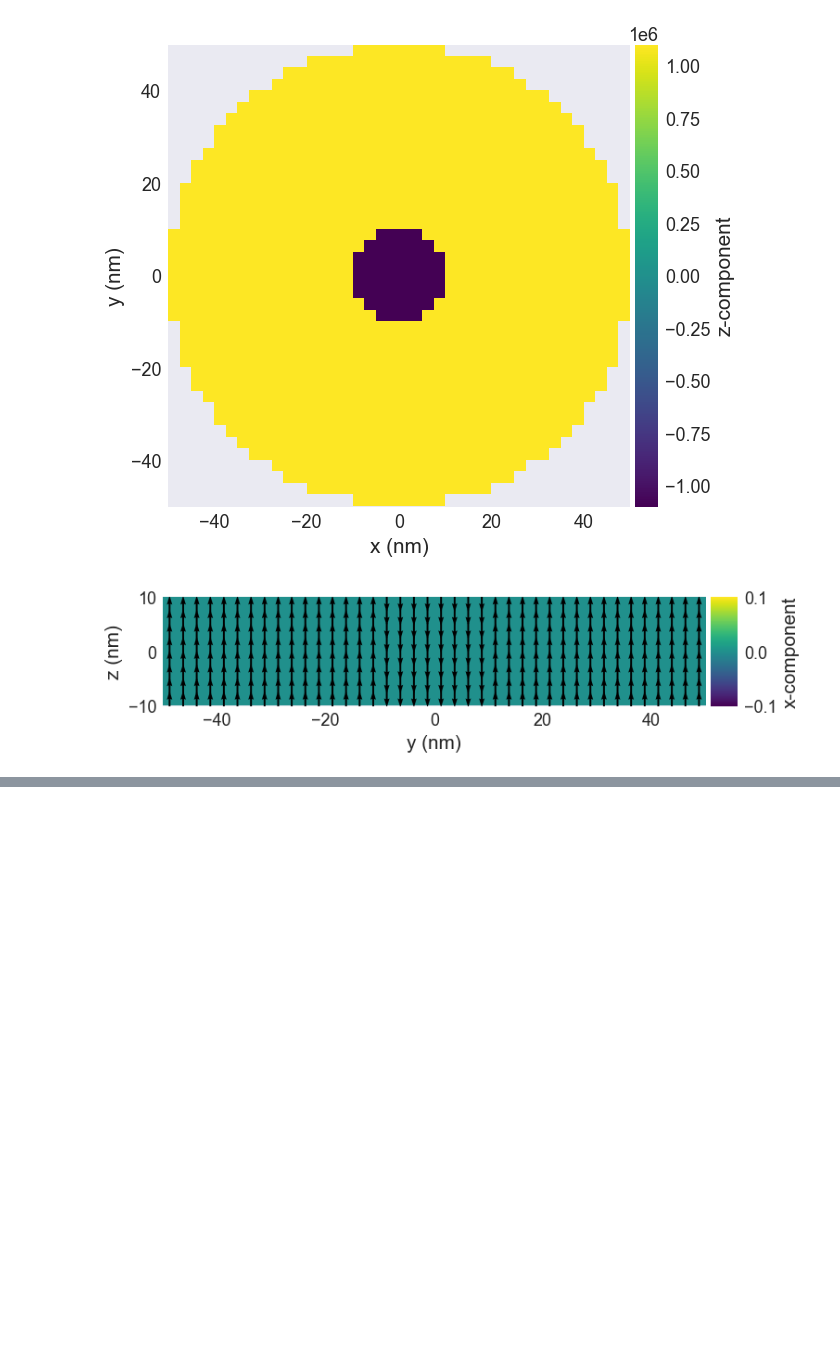
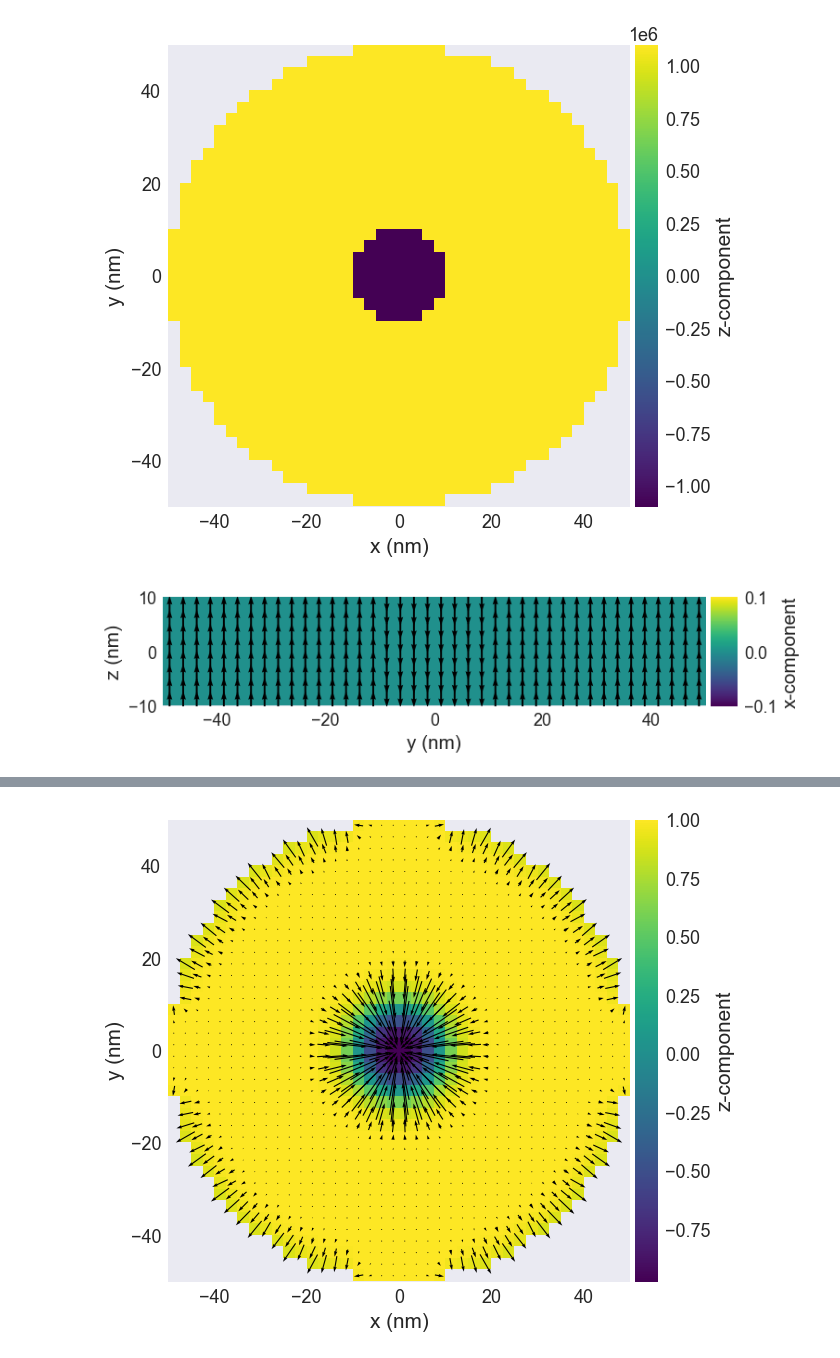
Before and after one commit to firestarx35/monte-carlo-micromagnetics, a Jupyter notebook: AntiSkyrminon_Juan_et_al.ipynb, the cells around one changed output, grey strips where cells are left out. Saved outputs shown, nothing was run; the diff lists cells and outputs as text; code cells hidden in the pictures; blank space fills up the shorter version.

Commit message:
Added Grid class

```diff
--- a/AntiSkyrminon_Juan_et_al.ipynb
+++ b/AntiSkyrminon_Juan_et_al.ipynb
@@ -74,0 +56,4 @@ data.simulate(5000000);
+# %%
+data = Grid(system, Ms=Ms)
+# %%
+mc = MCDrive(data)
@@ -74,0 +62,4 @@ data.simulate(5000000);
+# %%
+mc.grid.system.m.plane('z').mpl()
+# %% [output]
+[figure, added]
```
Also changed, not shown: parts of 4 cells of this notebook, 14 other files.
